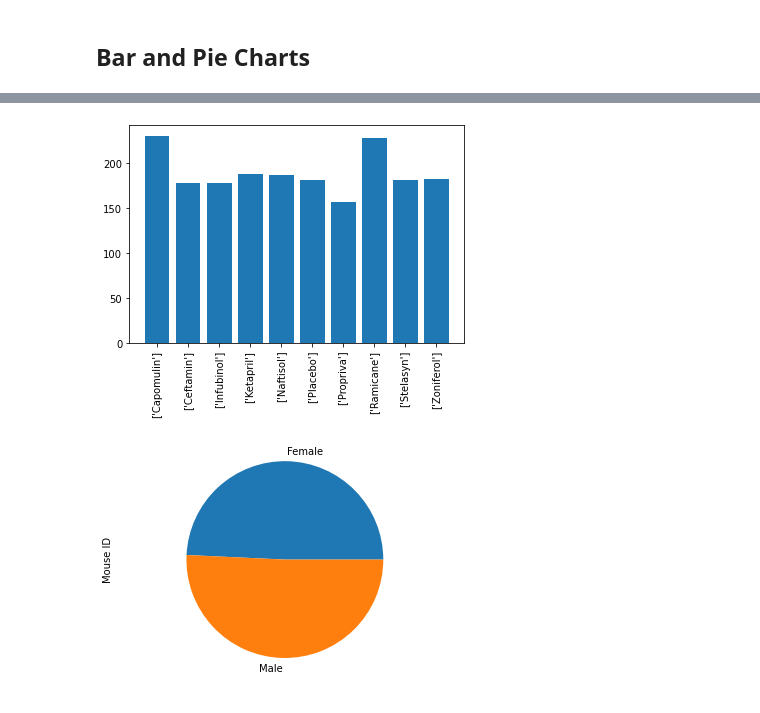
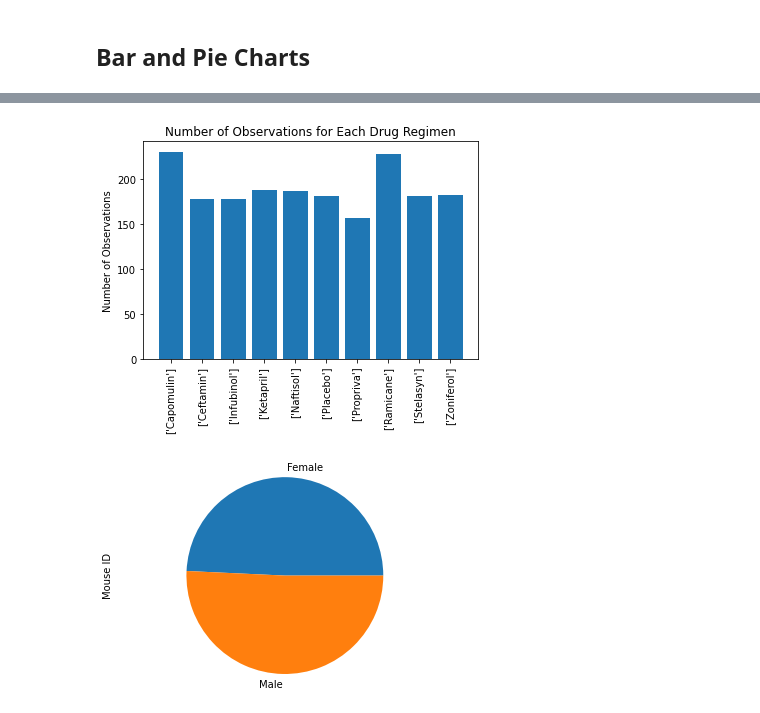
Before and after one commit to ToshaZ/Matplotlib-Challenge, a Jupyter notebook: Pymaceuticals/pymaceuticals_starter-checkpoint.ipynb, the cells around one changed output, grey strips where cells are left out. Cells and saved outputs as stored; diff of their text form; code cells hidden in the pictures.

```diff
--- a/Pymaceuticals/pymaceuticals_starter-checkpoint.ipynb
+++ b/Pymaceuticals/pymaceuticals_starter-checkpoint.ipynb
@@ -125,15 +100,18 @@ mice_count.plot(kind="bar")
 # %%
 # Generate a bar plot showing the total number of mice for each treatment throughout the course of the study using pyplot.
 drug = mice_count_df["Drug Regimen"].unique()
 x_axis = np.arange(len(mice_count_df["Drug Regimen"]))
 plt.bar(x_axis, mice_count, align="center")
 tick_locations = [value for value in x_axis]
 plt.xticks(tick_locations, drug, rotation="vertical")
+plt.ylabel("Number of Observations")
+plt.title("Number of Observations for Each Drug Regimen")
+
 
 #Pyplot bar chart
 plt.show()
 # %% [output]
-[figure, old version]
+[figure, new version]
 # %%
 # Generate a pie plot showing the distribution of female versus male mice using pandas
 sex_count_df = clean_study_results[["Mouse ID","Sex"]]
```
Also changed, not shown: parts of 10 cells of this notebook.
